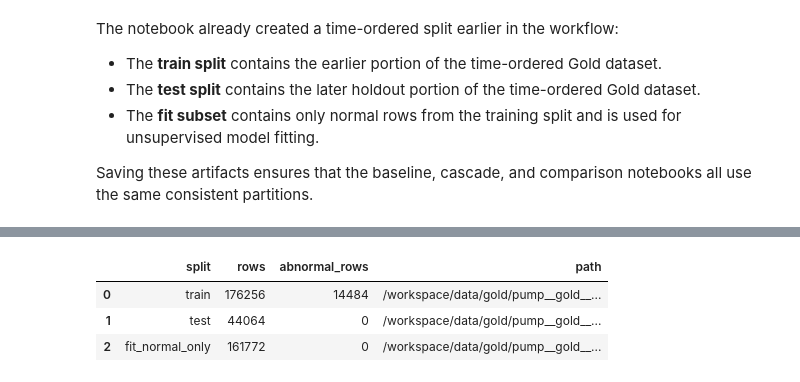
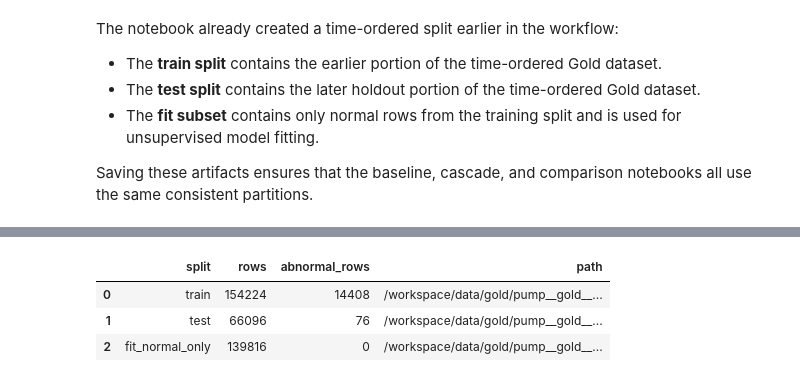
Before and after one commit to DCook-WGU/dcook-wgu-capstone-unified-predictive-maintenance-pipeline, a Jupyter notebook: notebooks/experiments/EDA_Notebook_Pump_Gold_01_PreProcessing.ipynb, the cells around one changed output, grey strips where cells are left out. Saved outputs shown, nothing was run; the diff lists cells and outputs as text; code cells hidden in the pictures.

Commit message:
Updates to GOLD Preprocessing Notebooks

```diff
--- a/notebooks/experiments/EDA_Notebook_Pump_Gold_01_PreProcessing.ipynb
+++ b/notebooks/experiments/EDA_Notebook_Pump_Gold_01_PreProcessing.ipynb
@@ -534,0 +719,11 @@ imputed_subset, imputation_info = apply_imputation(
+# %%
+def make_scaler(kind: str = "robust"):
+    kind = kind.lower()
+    if kind == "standard":
+        return StandardScaler()
+    elif kind == "minmax":
+        return MinMaxScaler()
+    elif kind == "robust":
+        return RobustScaler()
+    else:
+        raise ValueError(f"Unknown scaler kind: {kind}. Use 'standard', 'minmax', or 'robust'.")
@@ -614,10 +963,19 @@ def get_training_rows_for_unsupervised_model(
 
     return training_subset
 # %%
+# Normal Only
 training_rows_for_fit = get_training_rows_for_unsupervised_model(
-    gold_working_dataframe,
-    train_mask=train_mask,
+    gold_preprocessed_scaled_dataframe,
+    train_mask=train_mask_flag,
 )
+
+
+#### #### #### #### #### #### #### ####
+
+# TODO: Need Logger
+# TODO: Need Ledger
+
+#### #### #### #### #### #### #### ####
 # %%
 #### #### #### #### #### #### #### #### #### #### #### #### #### #### #### #### #### #### #### #### #### #### #### #### #### #### #### #### #### #### #### ####
 # %%
@@ -779,11 +1170,11 @@ The notebook already created a time-ordered split earlier in the workflow:
 
 Saving these artifacts ensures that the baseline, cascade, and comparison notebooks all use the same consistent partitions.
 # %%
-gold_train_dataframe = gold_working_dataframe.loc[train_mask].copy()
-gold_test_dataframe = gold_working_dataframe.loc[~train_mask].copy()
-gold_fit_dataframe = training_rows_for_fit.copy()
+gold_train_dataframe = gold_preprocessed_scaled_dataframe.loc[train_mask_flag].copy()
+gold_test_dataframe  = gold_preprocessed_scaled_dataframe.loc[~train_mask_flag].copy()
+gold_fit_dataframe   = training_rows_for_fit.copy()
 
-
+#### #### #### ####
 
 gold_train_path = save_data(
     gold_train_dataframe,
@@ -803,9 +1194,13 @@ gold_fit_path = save_data(
     GOLD_FIT_DATA_PATH.name,
 )
 
+#### #### #### ####
+
 wandb.save(str(gold_train_path))
 wandb.save(str(gold_test_path))
 wandb.save(str(gold_fit_path))
+
+#### #### #### ####
 
 gold_split_summary = {
     "train_rows": int(len(gold_train_dataframe)),
@@ -816,6 +1211,8 @@ gold_split_summary = {
     "fit_path": str(gold_fit_path),
 }
 
+#### #### #### #### #### #### #### ####
+
 ledger.add(
     kind="step",
     step="save_gold_split_artifacts",
@@ -823,6 +1220,8 @@ ledger.add(
     data=gold_split_summary,
     logger=logger,
 )
+
+#### #### #### #### #### #### #### ####
 
 pd.DataFrame(
     [
@@ -846,4 +1245,5 @@ pd.DataFrame(
         },
     ]
 )
+#### #### #### #### #### #### #### ####
 # %% [output]
@@ -857,5 +1257,5 @@ pd.DataFrame(
 |  | split | rows | abnormal_rows | path |
-| 0 | train | 176256 | 14484 | /workspace/data/gold/pump__gold__... |
-| 1 | test | 44064 | 0 | /workspace/data/gold/pump__gold__... |
-| 2 | fit_normal_only | 161772 | 0 | /workspace/data/gold/pump__gold__... |
+| 0 | train | 154224 | 14408 | /workspace/data/gold/pump__gold__... |
+| 1 | test | 66096 | 76 | /workspace/data/gold/pump__gold__... |
+| 2 | fit_normal_only | 139816 | 0 | /workspace/data/gold/pump__gold__... |
 # %%
```
Also changed, not shown: parts of 39 cells of this notebook, 24 other files.
